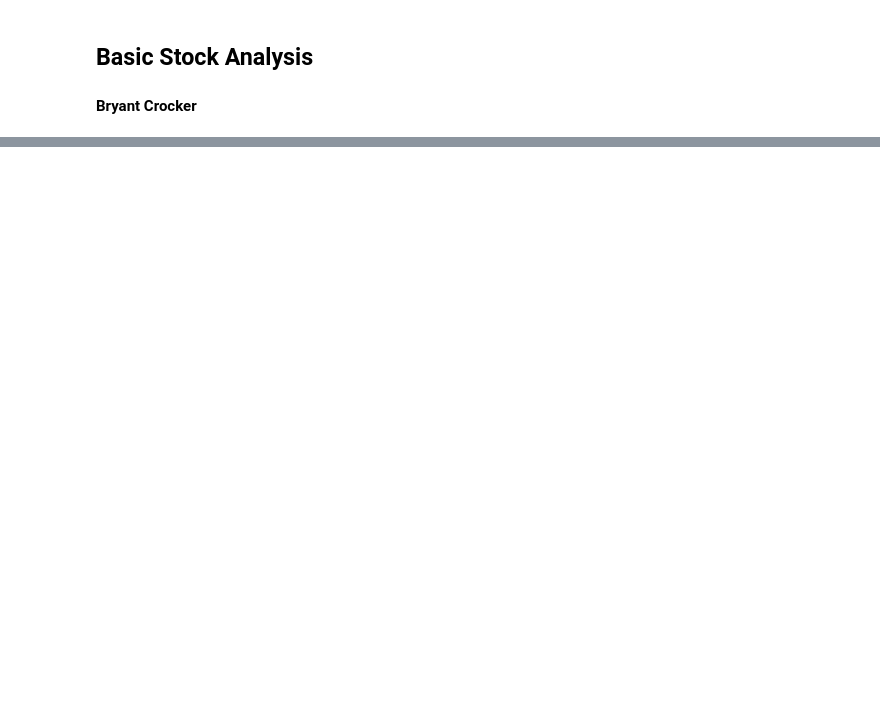
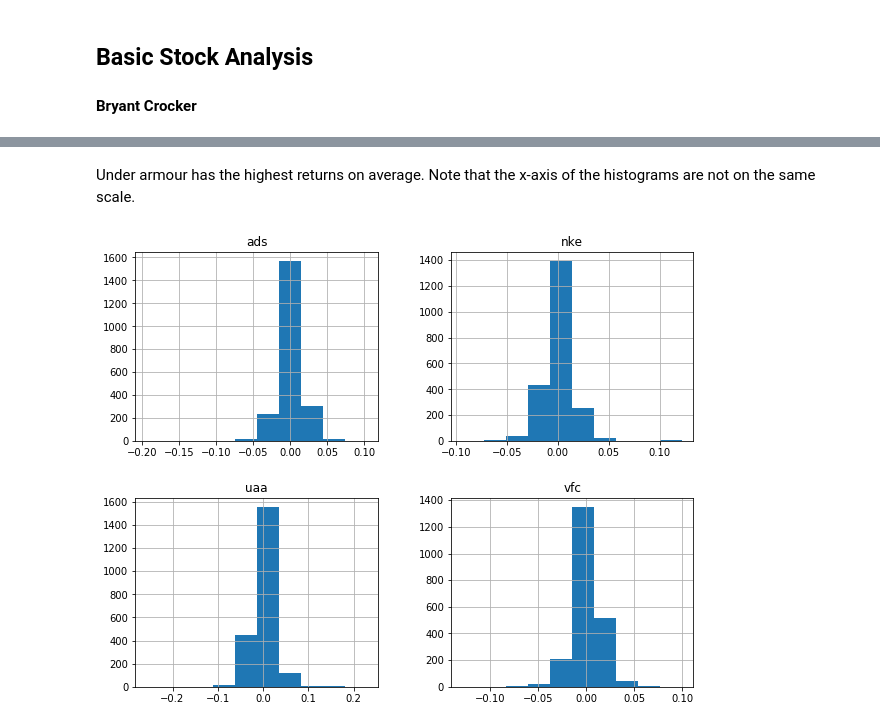
Before and after one commit to crocker456/stocks-, a Jupyter notebook: Basic Stock Analysis .ipynb, the cells around one changed output, grey strips where cells are left out. Saved outputs shown, nothing was run; the diff lists cells and outputs as text; code cells hidden in the pictures; blank space fills up the shorter version.

```diff
--- a/Basic Stock Analysis .ipynb
+++ b/Basic Stock Analysis .ipynb
@@ -50,0 +49,7 @@ plt.show()
+# %% [markdown]
+Under armour has the highest returns on average.  Note that the x-axis of the histograms are not on the same scale.
+# %%
+returns = prices.to_returns().dropna()
+ax = returns.hist(figsize=(10,8))
+# %% [output]
+[figure, added]
```
Also changed, not shown: parts of 34 cells of this notebook, 4 other files.
